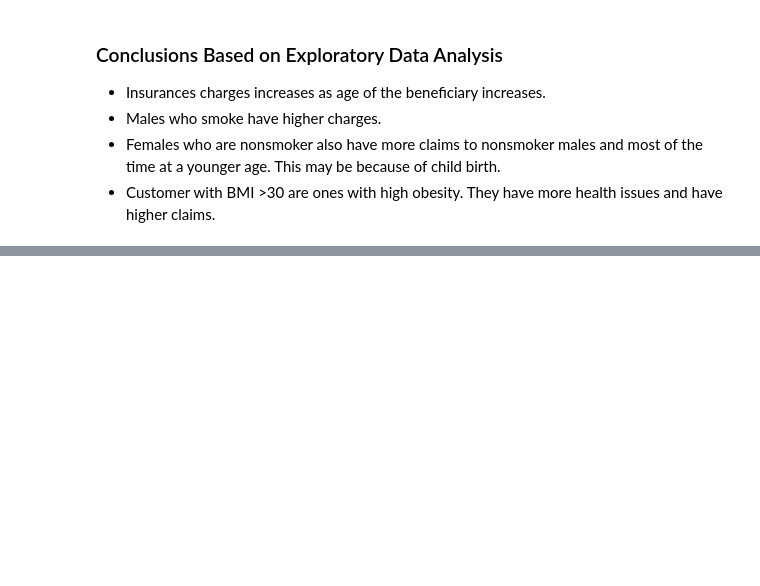
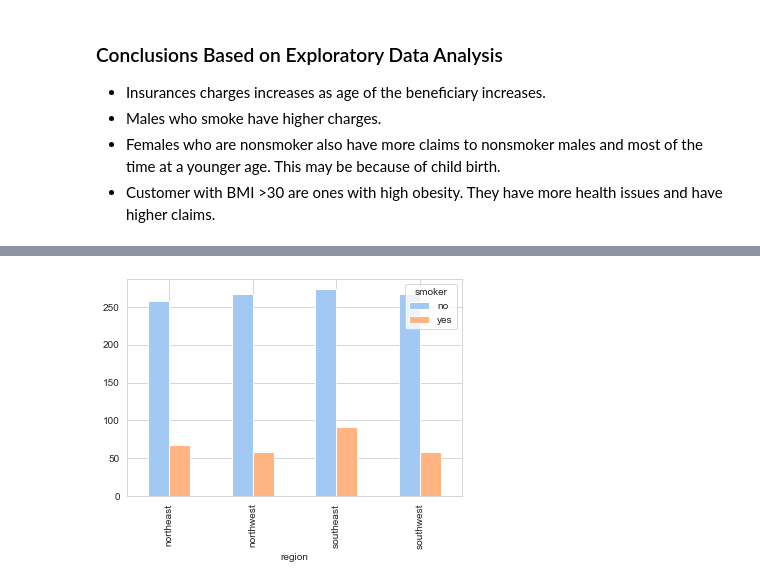
Before and after one commit to kedarghule/Statistical-Analysis-of-Insurance-Claims, a Jupyter notebook: stat-analysis-insurance.ipynb, the cells around one changed output, grey strips where cells are left out. Saved outputs shown, nothing was run; the diff lists cells and outputs as text; code cells hidden in the pictures; blank space fills up the shorter version.

```diff
--- a/stat-analysis-insurance.ipynb
+++ b/stat-analysis-insurance.ipynb
@@ -489,0 +678,3 @@ plt.show();
+# %%
+contigency= pd.crosstab(df.region, df.smoker)
+contigency
@@ -489,0 +688,4 @@ plt.show();
+# %%
+contigency.plot(kind='bar');
+# %% [output]
+[figure, added]
```
Also changed, not shown: parts of 32 cells of this notebook.
